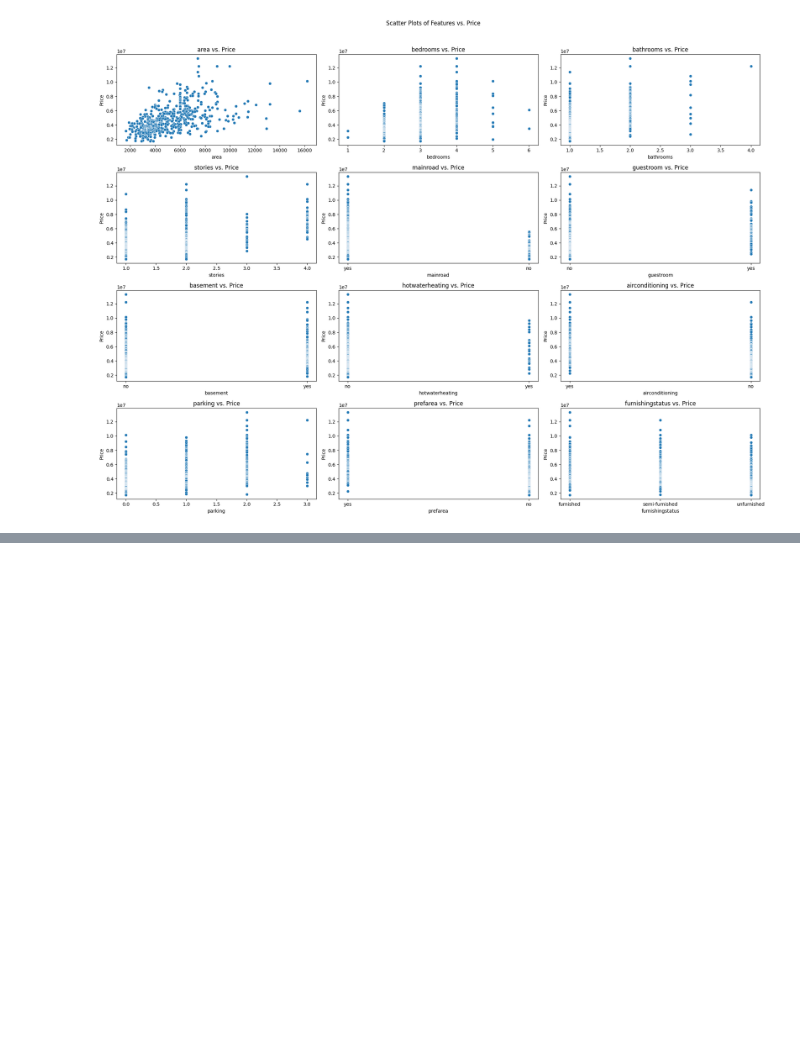
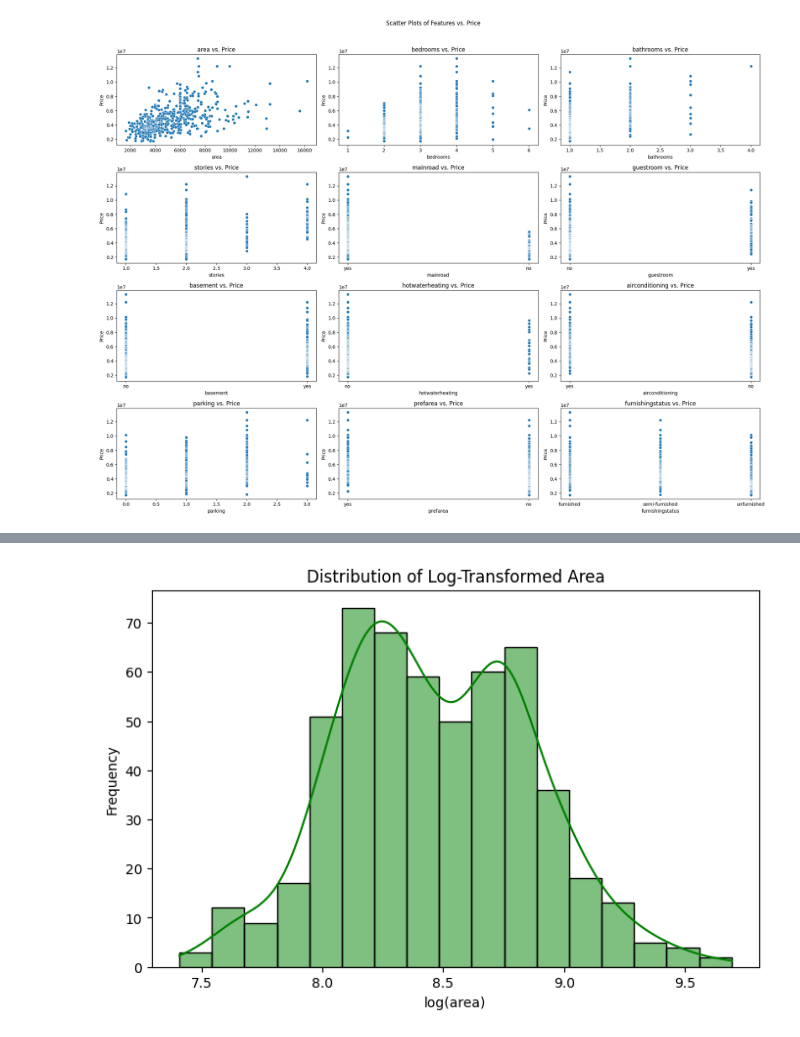
Before and after one commit to aryaniitb/House-Price-Prediction, a Jupyter notebook: MLHOUSING.ipynb, the cells around one changed output, grey strips where cells are left out. Cells and saved outputs as stored; diff of their text form; code cells hidden in the pictures; blank space fills up the shorter version.

```diff
--- a/MLHOUSING.ipynb
+++ b/MLHOUSING.ipynb
@@ -106,0 +156,18 @@ dtype: int64
+# %%
+import numpy as np
+
+df['log_area'] = np.log1p(df['area'])
+
+
+
+import seaborn as sns
+import matplotlib.pyplot as plt
+
+plt.figure(figsize=(8, 5))
+sns.histplot(df['log_area'], kde=True, color='green')
+plt.title('Distribution of Log-Transformed Area')
+plt.xlabel('log(area)')
+plt.ylabel('Frequency')
+plt.show()
+# %% [output]
+[figure, added]
```
Also changed, not shown: parts of 128 cells of this notebook, 2 other files.
